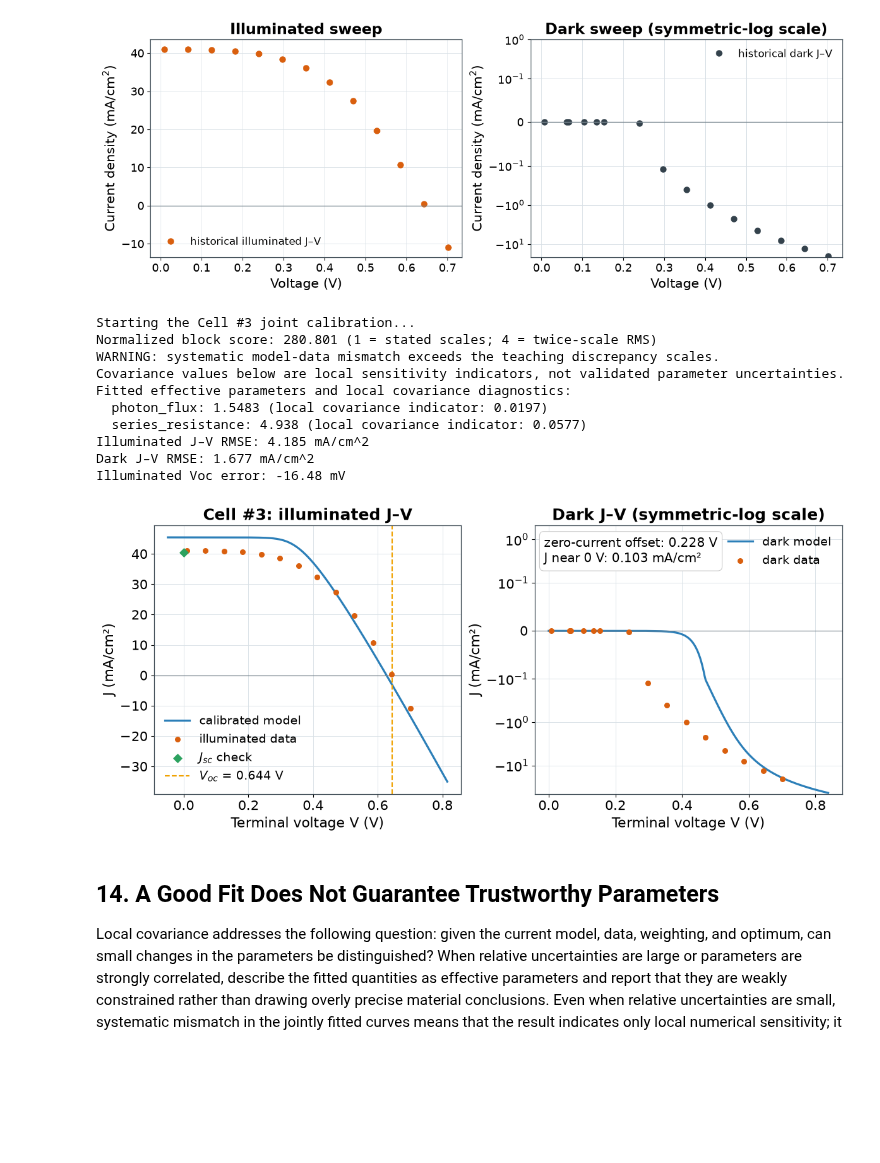
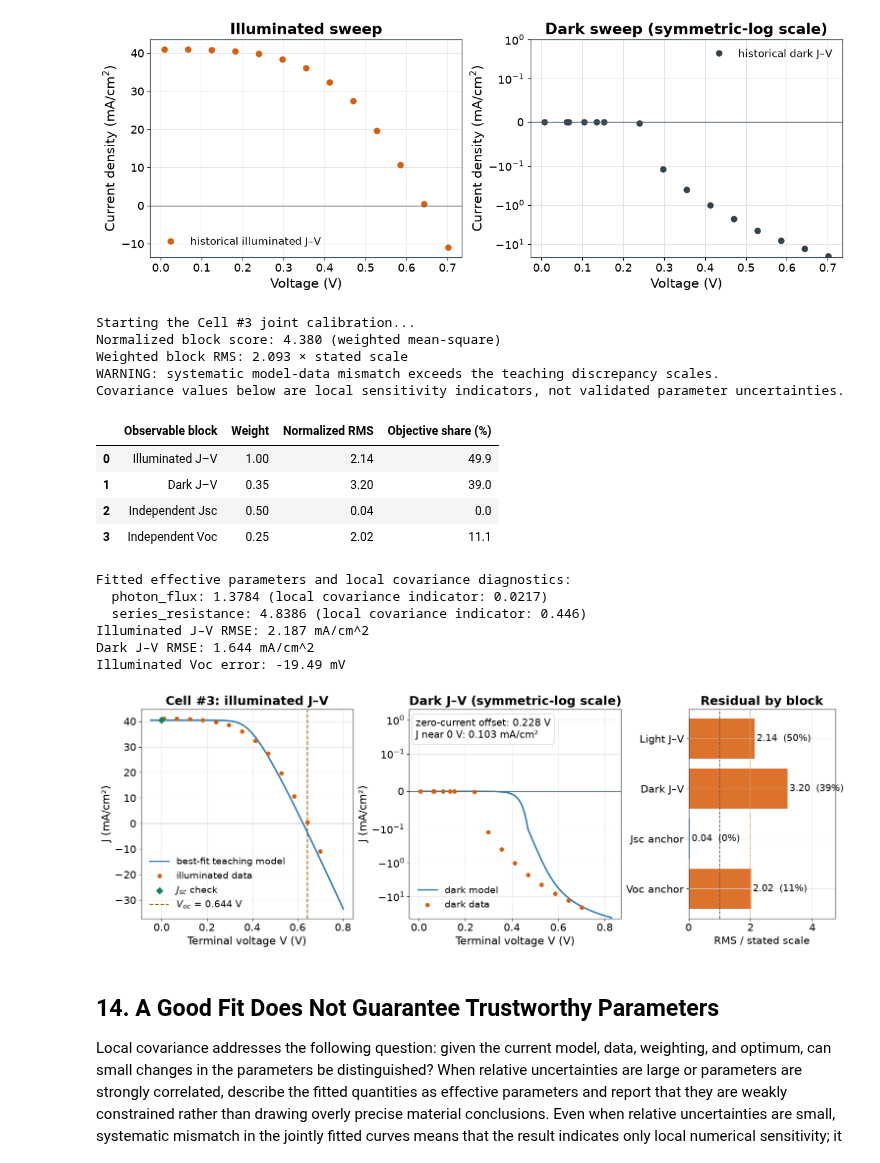
Before and after one commit to chenzhang0920/devsim-silicon-solar-cell-teaching, a Jupyter notebook: notebooks/tutorial.ipynb, the cells around one changed output. Drawn from its saved outputs; the diff is of its cells as text; code cells hidden in the pictures; blank space fills up the shorter version.

```diff
--- a/notebooks/tutorial.ipynb
+++ b/notebooks/tutorial.ipynb
@@ -606,7 +623,9 @@ Independent illuminated Jsc check: 40.459 mA/cm^2
 Independent illuminated Voc check: 0.6438 V
 [figure]
 # %%
-from calibration.fit import evaluate_joint, fit_joint, joint_block_score
+from calibration.fit import (
+    evaluate_joint, fit_joint, joint_block_diagnostics, joint_block_score,
+)
 
 print("Starting the Cell #3 joint calibration...")
 joint_result = fit_joint(joint_data)
@@ -615,11 +634,26 @@ if not joint_result.success:
 joint_metrics = evaluate_joint(joint_result.params, joint_data)
 
 block_score = joint_block_score(joint_result.chisqr, joint_data)
+block_diagnostics = joint_block_diagnostics(joint_result.residual, joint_data)
 quality_limit = CALIBRATION["joint"].get("quality_warning_block_score", 4.0)
-print(f"Normalized block score: {block_score:.3f} (1 = stated scales; 4 = twice-scale RMS)")
+print(f"Normalized block score: {block_score:.3f} (weighted mean-square)")
+print(f"Weighted block RMS: {np.sqrt(block_score):.3f} × stated scale")
 if block_score > quality_limit:
     print("WARNING: systematic model-data mismatch exceeds the teaching discrepancy scales.")
     print("Covariance values below are local sensitivity indicators, not validated parameter uncertainties.")
+
+block_labels = {
+    "light_iv": "Illuminated J–V", "dark_iv": "Dark J–V",
+    "light_ishort": "Independent Jsc", "light_voc": "Independent Voc",
+}
+block_table = pd.DataFrame([
+    {"Observable block": block_labels[name], "Weight": values["weight"],
+     "Normalized RMS": values["normalized_rms"],
+     "Objective share (%)": 100 * values["objective_share"]}
+    for name, values in block_diagnostics.items()
+])
+display(block_table.style.format({"Weight": "{:.2f}", "Normalized RMS": "{:.2f}",
+                                  "Objective share (%)": "{:.1f}"}))
 
 print("Fitted effective parameters and local covariance diagnostics:")
 for name in ("photon_flux", "series_resistance"):
@@ -631,24 +665,30 @@ print(f"Dark J–V RMSE: {joint_metrics['dark_iv_rmse_A_cm2'] * 1e3:.3f} mA/cm^2
 print(f"Illuminated Voc error: {joint_metrics['light_voc_error_V'] * 1e3:+.2f} mV")
 # %% [output]
 Starting the Cell #3 joint calibration...
-Normalized block score: 280.801 (1 = stated scales; 4 = twice-scale RMS)
+Normalized block score: 4.380 (weighted mean-square)
+Weighted block RMS: 2.093 × stated scale
 WARNING: systematic model-data mismatch exceeds the teaching discrepancy scales.
 Covariance values below are local sensitivity indicators, not validated parameter uncertainties.
-Fitted effective parameters and local covariance diagnostics:
-  photon_flux: 1.5483 (local covariance indicator: 0.0197)
-  series_resistance: 4.938 (local covariance indicator: 0.0577)
-Illuminated J–V RMSE: 4.185 mA/cm^2
-Dark J–V RMSE: 1.677 mA/cm^2
-Illuminated Voc error: -16.48 mV
+|  | Observable block | Weight | Normalized RMS | Objective share (%) |
+| 0 | Illuminated J–V | 1.00 | 2.14 | 49.9 |
+| 1 | Dark J–V | 0.35 | 3.20 | 39.0 |
+| 2 | Independent Jsc | 0.50 | 0.04 | 0.0 |
+| 3 | Independent Voc | 0.25 | 2.02 | 11.1 |
+Fitted effective parameters and local covariance diagnostics:
+  photon_flux: 1.3784 (local covariance indicator: 0.0217)
+  series_resistance: 4.8386 (local covariance indicator: 0.446)
+Illuminated J–V RMSE: 2.187 mA/cm^2
+Dark J–V RMSE: 1.644 mA/cm^2
+Illuminated Voc error: -19.49 mV
 # %%
 from calibration.report import joint_comparison_figure
 
 joint_params = {**MODEL_PARAMS, **joint_result.params.valuesdict()}
-joint_figure = joint_comparison_figure(joint_data, joint_params)
+joint_figure = joint_comparison_figure(joint_data, joint_params, block_diagnostics)
 display(joint_figure)
 plt.close(joint_figure)
 # %% [output]
-[figure, old version]
+[figure, new version]
 # %% [markdown]
 ## 14. A Good Fit Does Not Guarantee Trustworthy Parameters
 
```
Also changed, not shown: parts of 14 cells of this notebook, 54 other files.
